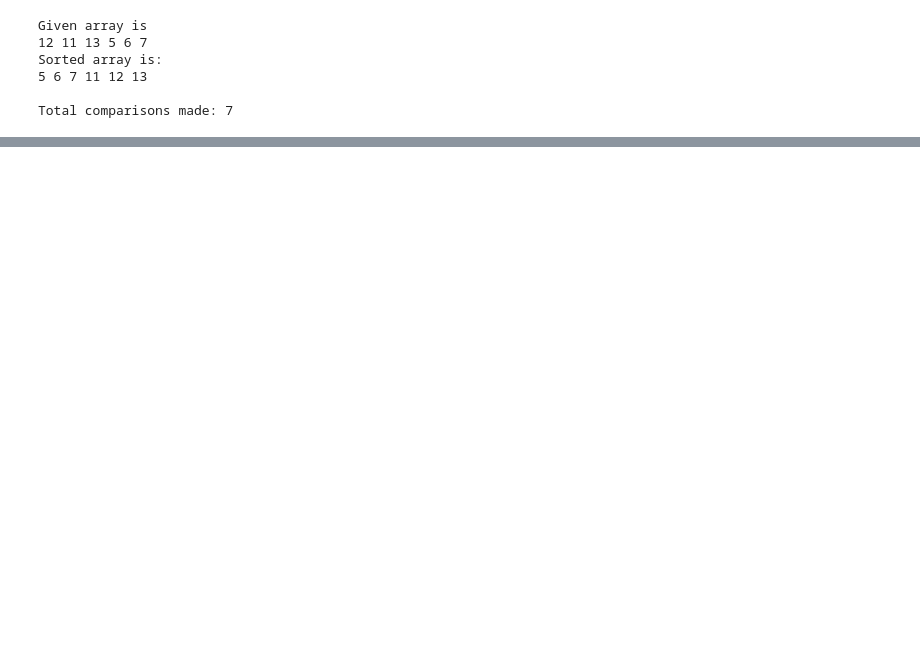
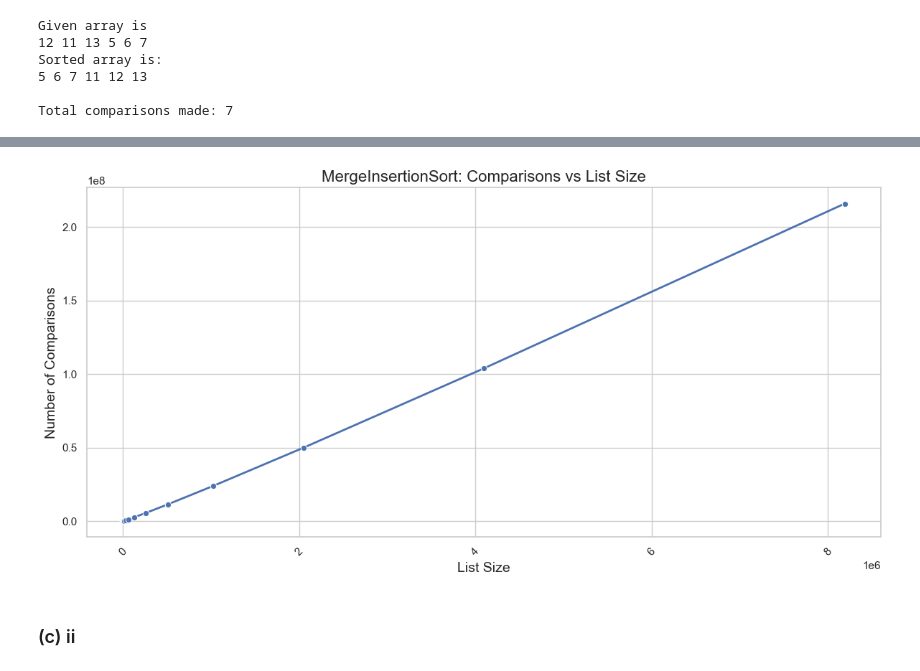
Before and after one commit to M00dler/SC2001_Lab_Team_5, a Jupyter notebook: Lab1.ipynb, the cells around one changed output, grey strips where cells are left out. Cells and saved outputs as stored; diff of their text form; code cells hidden in the pictures; blank space fills up the shorter version.

```diff
--- a/Lab1.ipynb
+++ b/Lab1.ipynb
@@ -100,2 +105,21 @@ Total comparisons made: 7
 # %%
 import random
+import pandas as pd
+
+# Parameters
+sizes = [1000 * 2**i for i in range(14)]  # Up to ~8 million
+S = 50  # Threshold for switching to insertion sort
+
+results = []
+
+for size in sizes:
+    newlst = [random.randint(0, 10**7 - 1) for _ in range(size)]
+    comp = mergeInsertionSort(arr=newlst, s=S)
+    results.append({'Size': size, 'Comparisons': comp})
+    print(f"Size: {size}, Comparisons: {comp}")
+
+# Create DataFrame
+df = pd.DataFrame(results)
+
+# Show the DataFrame
+print(df)
@@ -101,0 +147,16 @@ import random
+# %%
+sns.set_theme(style="whitegrid", context="notebook")
+
+plt.figure(figsize=(12, 6))
+sns.lineplot(data=df, x='Size', y='Comparisons', marker='o', linewidth=2)
+
+plt.title("MergeInsertionSort: Comparisons vs List Size", fontsize=16)
+plt.xlabel("List Size", fontsize=14)
+plt.ylabel("Number of Comparisons", fontsize=14)
+plt.xticks(rotation=45)
+plt.tight_layout()
+plt.show()
+# %% [output]
+[figure, added]
+# %% [markdown]
+### (c) ii
```
Also changed, not shown: parts of 8 cells of this notebook.
